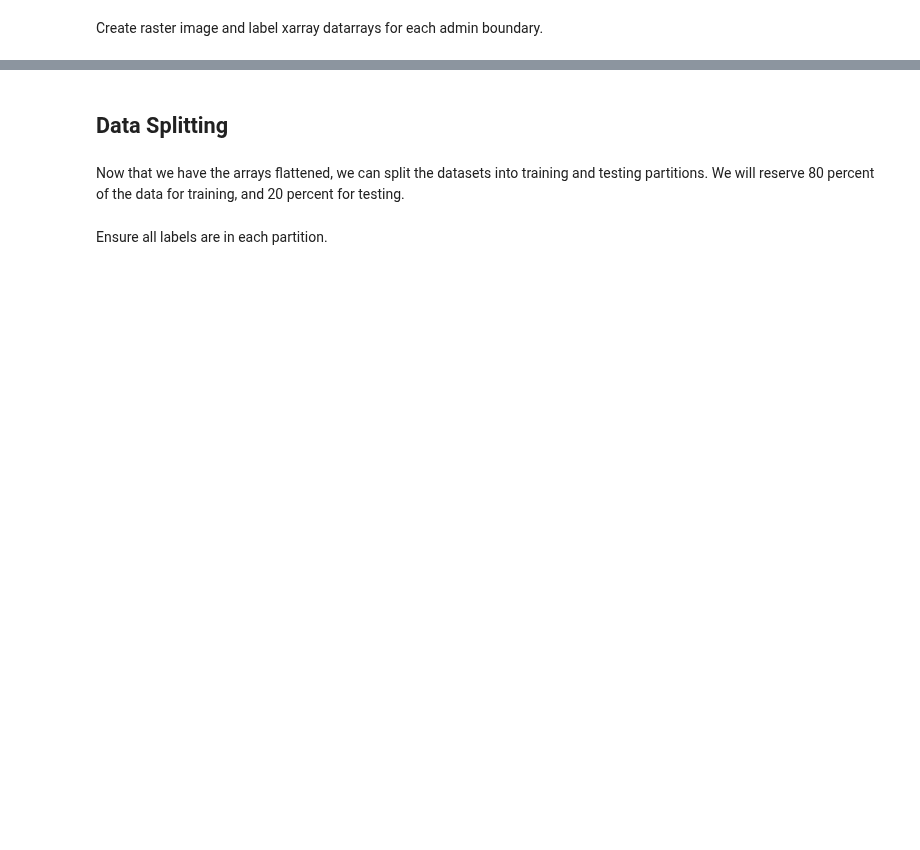
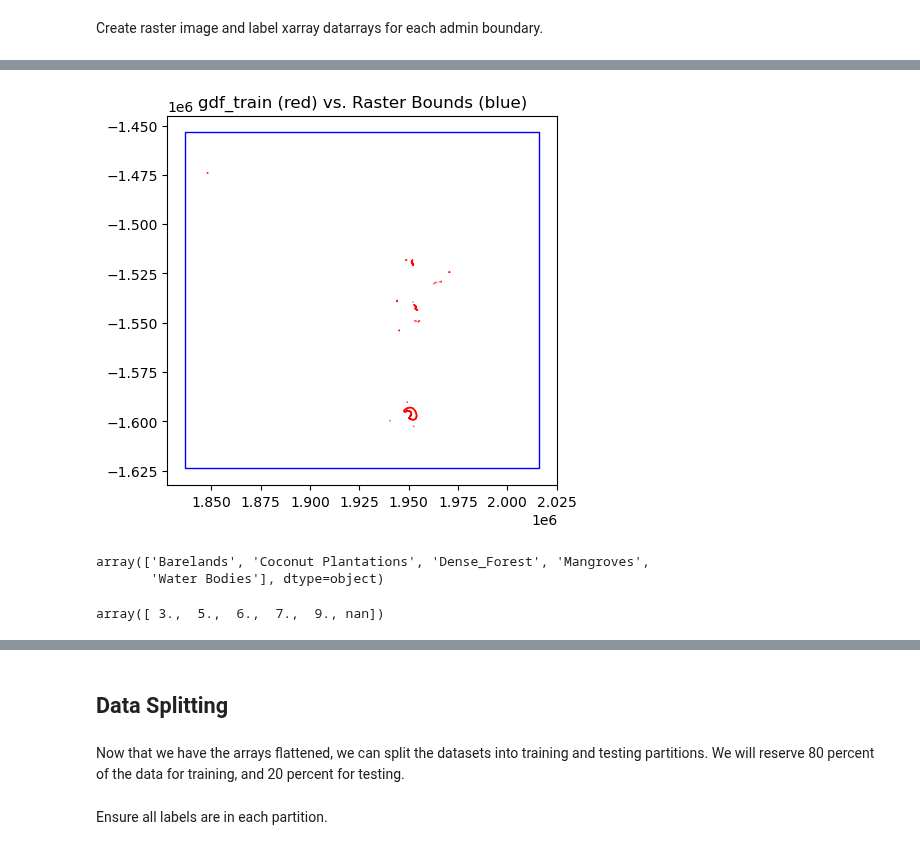
Before and after one commit to Vanuatu-National-Statistics-Office/climate-change-natural-disasters, a Jupyter notebook: book/LULC_RF_full_vanuatu_geomad.ipynb, the cells around one changed output, grey strips where cells are left out. Drawn from its saved outputs; the diff is of its cells as text; code cells hidden in the pictures; blank space fills up the shorter version.

Commit message:
use all provinces

```diff
--- a/book/LULC_RF_full_vanuatu_geomad.ipynb
+++ b/book/LULC_RF_full_vanuatu_geomad.ipynb
@@ -68,7 +70,7 @@ A [GeoDataFrame](https://geopandas.org/en/stable/docs/reference/geodataframe.htm
 - a CRS
 - accessibility to spatial operations (e.g.  intersection, union, buffering, and spatial joins)
 # %%
-lulc_gdf = gpd.read_file("./ROIs_v5.shp")
+lulc_gdf = gpd.read_file("./ROIs/ROIs_v5.shp") #"./ROIs_v5.shp")
 # %%
 admin_boundaries_gdf = gpd.read_file("./2016_phc_vut_pid_4326.geojson")
 # %%
@@ -184,12 +305,10 @@ print("s2_data: ", s2_data_test)
 # %%
 # Keep projection aligned with raster
-raster_crs = s2_data_train.rio.crs
+raster_crs = s2_data_test.rio.crs
 
 # Get only the select province and reproject
-gdf_reprojected_train = admin_boundaries_gdf.loc[[PROVINCE_TRAIN]].to_crs(crs=raster_crs)
 gdf_reprojected_test = admin_boundaries_gdf.loc[[PROVINCE_TEST]].to_crs(crs=raster_crs)
 
 # Buffer in raster units (meters if UTM)
-geom_buffered_train = gdf_reprojected_train.buffer(distance=5000)[PROVINCE_TRAIN]
 geom_buffered_test = gdf_reprojected_test.buffer(distance=5000)[PROVINCE_TEST]
 geom_buffered_test
@@ -196,4 +316,0 @@ geom_buffered_test
-# %%
-# Clip
-s2_clipped_train = s2_data_train.rio.clip(geometries=[geom_buffered_train])
-s2_clipped_test = s2_data_test.rio.clip(geometries=[geom_buffered_test])
@@ -226,24 +441,21 @@ print(index_data_train)
 # %%
-width_train, height_train = s2_clipped_train.x.size, s2_clipped_train.y.size
+# Rasterize labels
 width_test, height_test = s2_clipped_test.x.size, s2_clipped_test.y.size
-epsg = s2_clipped_train.rio.crs.to_epsg()
+epsg = s2_clipped_test.rio.crs.to_epsg()
 bands = ['red', 'green', 'blue', 'nir08']
-unique_classes = gdf_train['ROI'].unique()
+unique_classes = gdf_test['ROI'].unique()
 class_mapping = {cls: i+1 for i, cls in enumerate(unique_classes)}
 
 # Add numerical column
-gdf_train['ROI_numeric'] = gdf_train['ROI'].map(class_mapping)
 gdf_test['ROI_numeric'] = gdf_test['ROI'].map(class_mapping)
 
 #print(gdf_.ROI.unique(), gdf_.ROI_numeric.unique())
-gdf_train = gdf_train.to_crs(epsg=epsg)
 gdf_test = gdf_test.to_crs(epsg=epsg)
 # Define the resolution and bounds based on Sentinel-2 features
-resolution = s2_clipped_train.rio.resolution()
-bounds_train = s2_clipped_train.rio.bounds()
+resolution = s2_clipped_test.rio.resolution()
 bounds_test = s2_clipped_test.rio.bounds()
 
-gdf_rpg = lulc_gdf.to_crs(s2_clipped_train.rio.crs)
+gdf_rpg = lulc_gdf.to_crs(s2_clipped_test.rio.crs)
 
 unique_classes = gdf_rpg['ROI'].unique()
 class_mapping = {cls: i+1 for i, cls in enumerate(unique_classes)}
@@ -251,20 +463,10 @@ class_mapping = {cls: i+1 for i, cls in enumerate(unique_classes)}
 # Add numerical column
 gdf_rpg['ROI_numeric'] =  gdf_rpg['ROI'].map(class_mapping)
 
-raster_bounds_train = box(*s2_clipped_train.rio.bounds())
-gdf_train_clipped = gdf_rpg[gdf_rpg.intersects(raster_bounds_train)]
-
 raster_bounds_test = box(*s2_clipped_test.rio.bounds())
 gdf_test_clipped = gdf_rpg[gdf_rpg.intersects(raster_bounds_test)]
 
-print(f"Before: {len(gdf_rpg)} | After: {len(gdf_train_clipped)}")
-
-# Rasterize the vector dataset to match Sentinel-2
-rasterized_labels_train = make_geocube(
-    vector_data=gdf_train_clipped,
-    measurements=["ROI_numeric"],
-    like=s2_clipped_train,  # Align with the features dataset
-)
+print(f"Before: {len(gdf_rpg)} | After: {len(gdf_test_clipped)}")
 
 # Rasterize the vector dataset to match Sentinel-2
 rasterized_labels_test = make_geocube(
@@ -273,4 +475,4 @@ rasterized_labels_test = make_geocube(
     like=s2_clipped_test,  # Align with the features dataset
 )
 
-print("rasterized_labels_train: ", rasterized_labels_train)
+print("rasterized_labels_test: ", rasterized_labels_test)
@@ -279,13 +566,18 @@ gdf_test_clipped.head(10)
 # %%
-import matplotlib.pyplot as plt
-
 fig, ax = plt.subplots()
-gdf_train_clipped.plot(ax=ax, facecolor="none", edgecolor="red")
-bbox = box(*s2_clipped_train.rio.bounds())
-gpd.GeoSeries([bbox], crs=s2_clipped_train.rio.crs).plot(ax=ax, facecolor="none", edgecolor="blue")
+gdf_train_clipped_dict["TORBA"].plot(ax=ax, facecolor="none", edgecolor="red")
+bbox = box(*s2_train_clipped_list[0].rio.bounds())
+gpd.GeoSeries([bbox], crs=s2_train_clipped_list[0].rio.crs).plot(ax=ax, facecolor="none", edgecolor="blue")
 plt.title("gdf_train (red) vs. Raster Bounds (blue)")
 plt.show()
+# %% [output]
+[figure, added]
 # %%
-gdf_test.ROI.unique()
+gdf_train_clipped_dict["TORBA"].ROI.unique()
+# %% [output]
+array(['Barelands', 'Coconut Plantations', 'Dense_Forest', 'Mangroves',
+       'Water Bodies'], dtype=object)
 # %%
-np.unique(rasterized_labels_train['ROI_numeric'].values)
+np.unique(rasterized_labels_train_dict["TORBA"]['ROI_numeric'].values)
+# %% [output]
+array([ 3.,  5.,  6.,  7.,  9., nan])
```
Also changed, not shown: parts of 55 cells of this notebook.
